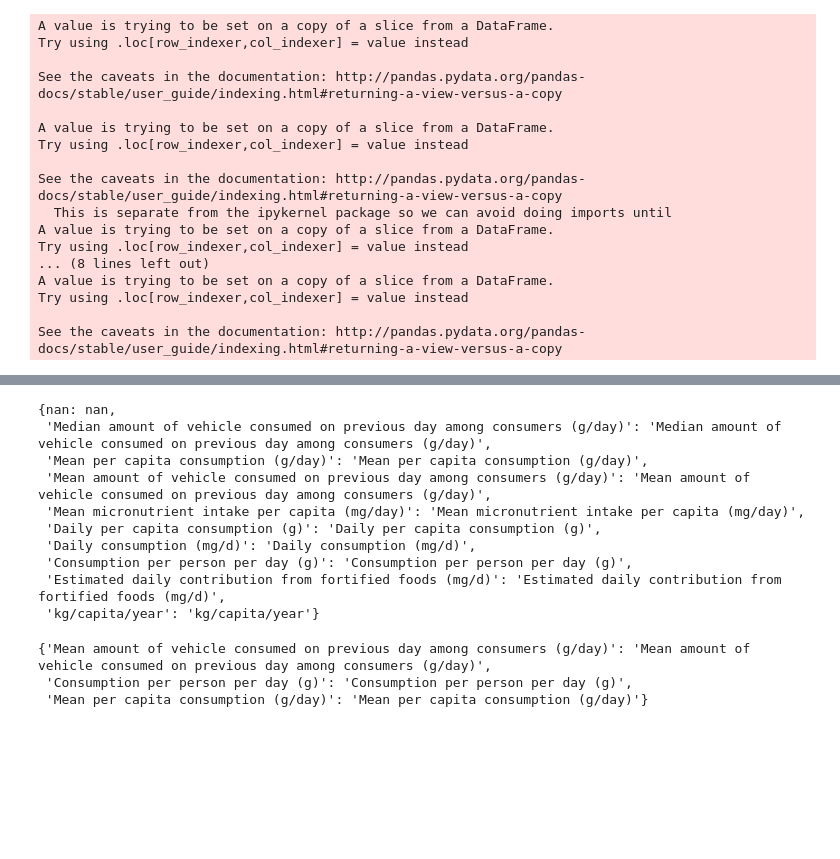
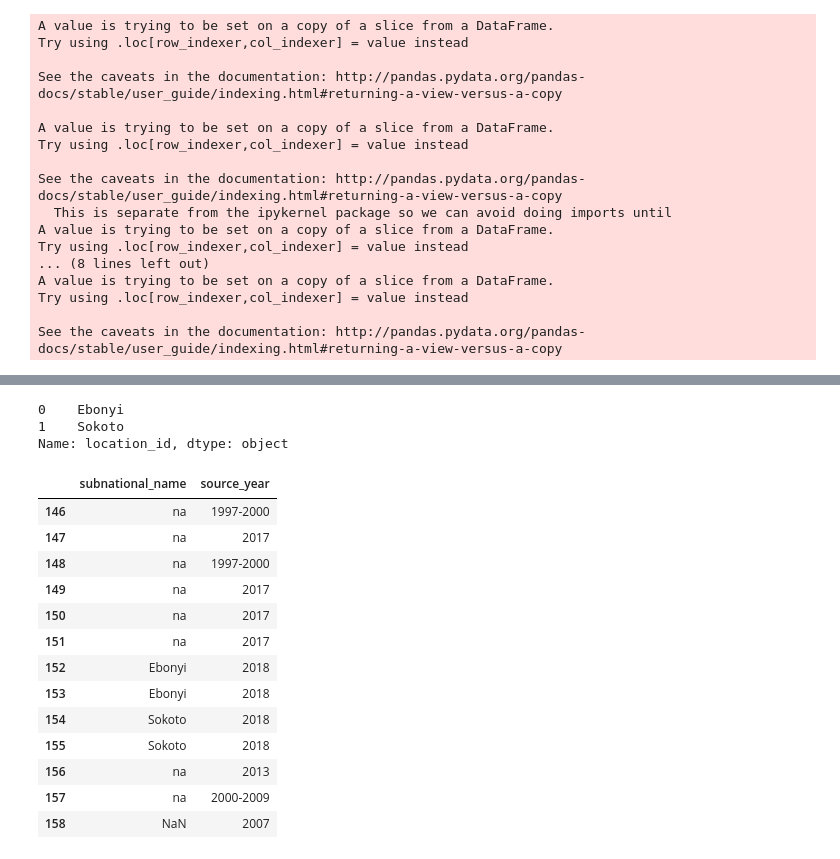
Before and after one commit to ihmeuw/vivarium_data_analysis, a Jupyter notebook: pre_processing/lsff_project/data_prep/clean_data/2021_02_19_gday_prep_nigeria.ipynb, the cells around one changed output, grey strips where cells are left out. Saved outputs shown, nothing was run; the diff lists cells and outputs as text; code cells hidden in the pictures; blank space fills up the shorter version.

```diff
--- a/pre_processing/lsff_project/data_prep/clean_data/2021_02_19_gday_prep_nigeria.ipynb
+++ b/pre_processing/lsff_project/data_prep/clean_data/2021_02_19_gday_prep_nigeria.ipynb
@@ -194,30 +177,23 @@ ge
-# %%
-{nan: nan,
- 'Median amount of vehicle consumed on previous day among consumers (g/day)': 'median vehicle g/day/consumer',
- 'Mean per capita consumption (g/day)': 'mean vehicle g/day/capita',
- 'Mean amount of vehicle consumed on previous day among consumers (g/day)': 'mean vehicle g/day/consumer',
- 'Mean micronutrient intake per capita (mg/day)': 'Mean nutrient mg/day/capita CHECK THIS ONE',
- 'Daily per capita consumption (g)': 'g/day/capita CHECK MEAN/MEDIAN, CHECK VEHICLE/NUTRIENT',
- 'Daily consumption (mg/d)': 'mg/day/capita CHECK MEAN/MEDIAN, CHECK VEHICLE/NUTRIENT',
- 'Consumption per person per day (g)': 'Consumption per person per day (g)',
- 'Estimated daily contribution from fortified foods (mg/d)': 'Estimated daily contribution from fortified foods (mg/d)',
- 'kg/capita/year': 'kg/capita/year'}
-# %% [output]
-{nan: nan,
- 'Median amount of vehicle consumed on previous day among consumers (g/day)': 'Median amount of vehicle consumed on previous day among consumers (g/day)',
- 'Mean per capita consumption (g/day)': 'Mean per capita consumption (g/day)',
- 'Mean amount of vehicle consumed on previous day among consumers (g/day)': 'Mean amount of vehicle consumed on previous day among consumers (g/day)',
- 'Mean micronutrient intake per capita (mg/day)': 'Mean micronutrient intake per capita (mg/day)',
- 'Daily per capita consumption (g)': 'Daily per capita consumption (g)',
- 'Daily consumption (mg/d)': 'Daily consumption (mg/d)',
- 'Consumption per person per day (g)': 'Consumption per person per day (g)',
- 'Estimated daily contribution from fortified foods (mg/d)': 'Estimated daily contribution from fortified foods (mg/d)',
- 'kg/capita/year': 'kg/capita/year'}
-# %%
-{'Mean amount of vehicle consumed on previous day among consumers (g/day)': 'g/day/consumers',
- 'Consumption per person per day (g)': 'g/day/capita',
- 'Mean per capita consumption (g/day)': 'g/day/capita'}
-# %% [output]
-{'Mean amount of vehicle consumed on previous day among consumers (g/day)': 'Mean amount of vehicle consumed on previous day among consumers (g/day)',
- 'Consumption per person per day (g)': 'Consumption per person per day (g)',
- 'Mean per capita consumption (g/day)': 'Mean per capita consumption (g/day)'}
+# %%
+pop[''] = pop.location_id.map({v:k for (v,k) in zip(nigeria_subnat_ids.values(),nigeria_subnat_ids.keys())})
+# %% [output]
+0    Ebonyi
+1    Sokoto
+Name: location_id, dtype: object
+# %%
+nigeria[['subnational_name','source_year']]
+# %% [output]
+|  | subnational_name | source_year |
+| 146 | na | 1997-2000 |
+| 147 | na | 2017 |
+| 148 | na | 1997-2000 |
+| 149 | na | 2017 |
+| 150 | na | 2017 |
+| 151 | na | 2017 |
+| 152 | Ebonyi | 2018 |
+| 153 | Ebonyi | 2018 |
+| 154 | Sokoto | 2018 |
+| 155 | Sokoto | 2018 |
+| 156 | na | 2013 |
+| 157 | na | 2000-2009 |
+| 158 | NaN | 2007 |
```
Also changed, not shown: parts of 14 cells of this notebook.
